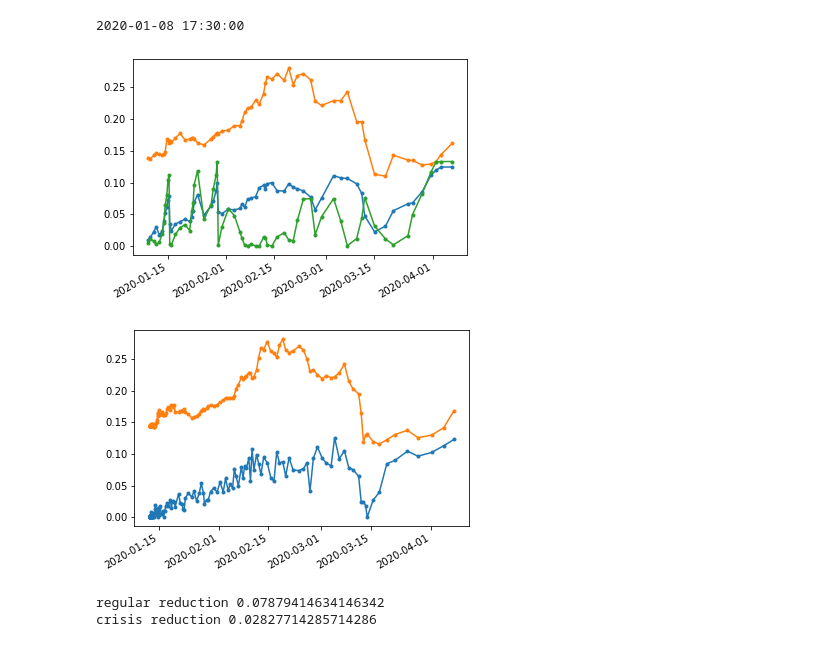
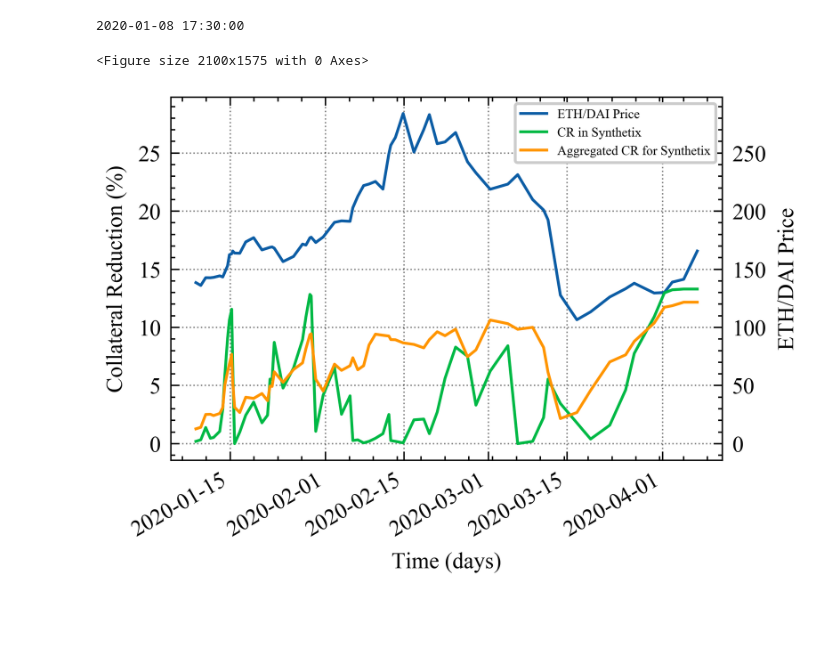
Before and after one commit to daniel-savu/Byzantic, a Jupyter notebook: simulation/black_thursday_simulation.ipynb, the cells around one changed output. Drawn from its saved outputs; the diff is of its cells as text; code cells hidden in the pictures; blank space fills up the shorter version.

Commit message:
Use scientific plotting for simulation

```diff
--- a/simulation/black_thursday_simulation.ipynb
+++ b/simulation/black_thursday_simulation.ipynb
@@ -7,6 +7,9 @@ import collections
 import datetime
 import dateutil.parser
 import pandas as pd
+
+# plt.style.use('science')
+plt.style.use(['science','no-latex','ieee'])
 # %%
 # params
 # actions = 6
@@ -371,51 +390,61 @@ while synthetixCurationDateIndex < len(synthetixSimulator.curationDates):
 #     print(snxCurationDate, aaveSimulator.curationDates[aaveCurationDateIndex], compoundSimulator.curationDates[compoundCurationDateIndex])
 
     avgProtocolDiscounts = [
         (snxCompatibilityScore, synthetixSimulator.avgDiscountPerInterval[synthetixCurationDateIndex]),
         (aaveCompatibilityScore, aaveSimulator.avgDiscountPerInterval[aaveCurationDateIndex]),
         (compoundCompatibilityScore, compoundSimulator.avgDiscountPerInterval[compoundCurationDateIndex])
     ]
 
     avgProtocolDiscounts.sort(key = lambda x: x[1], reverse=True)
 
     aggregatedDiscountInCurrentRound = 0
     compatibilityScoreRemaining = 1
     for (compatibilityScore, discount) in avgProtocolDiscounts:
         if compatibilityScoreRemaining == 0:
             break
         compatibilityScoreUsed = min(compatibilityScoreRemaining, compatibilityScore)
         compatibilityScoreRemaining -= compatibilityScoreUsed
         aggregatedDiscountInCurrentRound += (compatibilityScoreUsed * discount)
 
     byzanticAggregatedDiscountsForSynthetix.append(aggregatedDiscountInCurrentRound)
     aggregatedCurationDates.append(snxCurationDate)
     pricesAtCuration.append(synthetixSimulator.pricesAtCuration[synthetixCurationDateIndex])
     snxDiscounts.append(synthetixSimulator.avgDiscountPerInterval[synthetixCurationDateIndex])
 
     synthetixCurationDateIndex += 1
 
+def displaySimulationResults(time, prices, protocolDiscounts, aggregatedDiscounts, priceFeedScaleFactor):
+    def forward(x):
+        return x * priceFeedScaleFactor
 
+    def inverse(x):
+        return x / priceFeedScaleFactor
 
-plt.figure()
-plt.plot(aggregatedCurationDates, byzanticAggregatedDiscountsForSynthetix, '.-')
-plt.plot(aggregatedCurationDates, pricesAtCuration, '.-')
-plt.plot(aggregatedCurationDates, snxDiscounts, '.-')
-plt.gcf().autofmt_xdate()
-plt.show()
+    def scaleDiscount(x):
+        # 100 stands for percentages
+        return x * 100
+
+    with plt.style.context(['science', 'grid', 'no-latex']):
+        plt.style.reload_library()
+        plt.figure()
+        fig, ax = plt.subplots()
+
+        scaledProtocolDiscounts = [scaleDiscount(x) for x in protocolDiscounts]
+        scaledAggregatedDiscounts = [scaleDiscount(x) for x in aggregatedDiscounts]
+
+        ax.plot(time, prices, label='ETH/DAI Price')
+        ax.plot(time, scaledProtocolDiscounts, label='CR in Synthetix')
+        ax.plot(time, scaledAggregatedDiscounts, label='Aggregated CR for Synthetix')
+        plt.gcf().autofmt_xdate()
+        ax.set_xlabel('Time (days)')
+        ax.set_ylabel('Collateral Reduction (%)')
+        secax = ax.secondary_yaxis('right', functions=(forward, inverse))
+        secax.set_ylabel('ETH/DAI Price')
+        legend = plt.legend(loc='best', fontsize='xx-small')
+        plt.show()
+
+displaySimulationResults(aggregatedCurationDates, pricesAtCuration, snxDiscounts, byzanticAggregatedDiscountsForSynthetix, synthetixSimulator.priceFeedScaleFactor)
 # %% [output]
 2020-01-08 17:30:00
+<Figure size 2100x1575 with 0 Axes>
-[figure, old version]
+[figure, new version]
-# %%
-plt.plot(curationDates, avgReduction, '.-')
-plt.plot(curationDates, pricesAtCuration, '.-')
-plt.gcf().autofmt_xdate()
-plt.show()
-# print(avg(avgScores))
-# print(avg(avgLayers))
-# print(avg(avgReduction))
-print("regular reduction", avg(avgReduction[97:-15]))
-print("crisis reduction", avg(avgReduction[-14:-7]))
-# %% [output]
-[figure, removed]
-regular reduction 0.07879414634146342
-crisis reduction 0.02827714285714286
```
Also changed, not shown: parts of 4 cells of this notebook.
